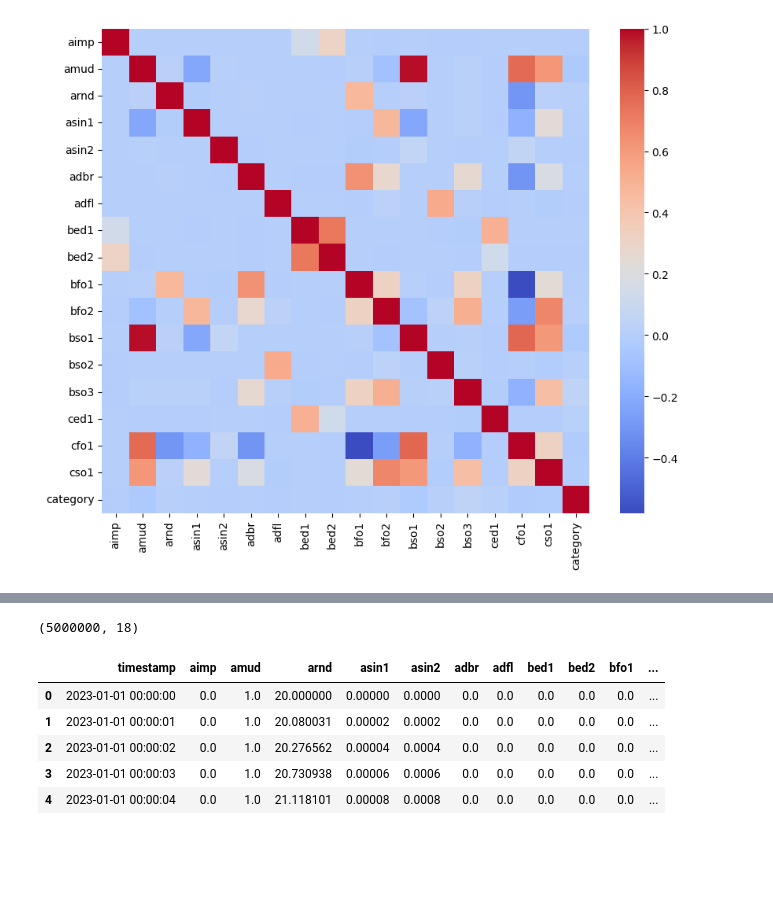
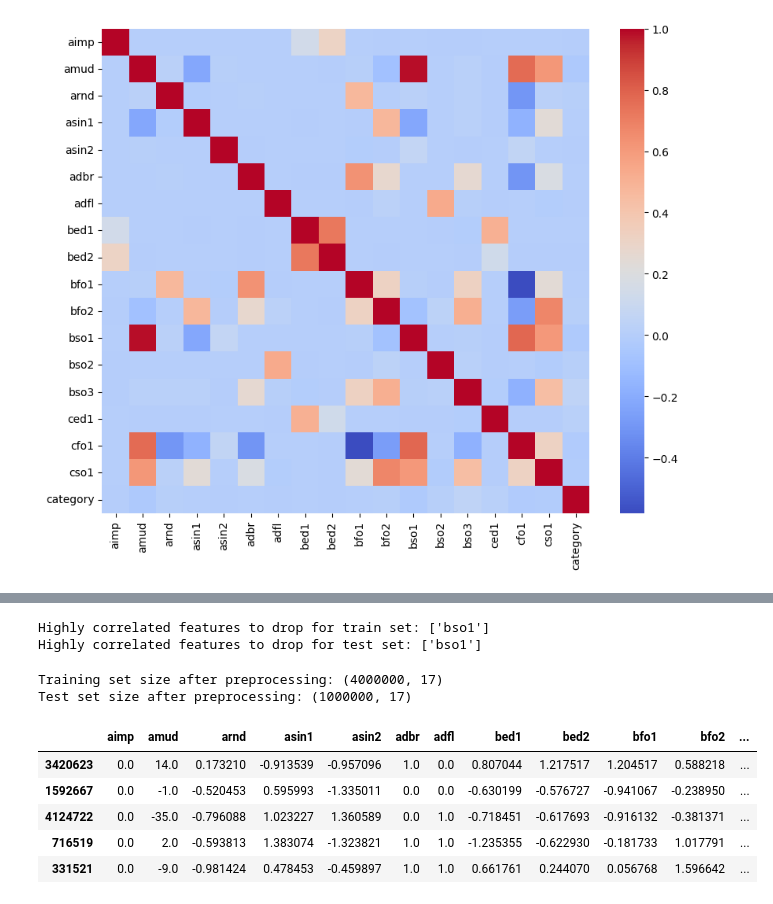
Before and after one commit to keshavganesh1/Anomaly-Detection-Time-Series-Dataset, a Jupyter notebook: notebook.ipynb, the cells around one changed output, grey strips where cells are left out. Cells and saved outputs as stored; diff of their text form; code cells hidden in the pictures; blank space fills up the shorter version.

```diff
--- a/notebook.ipynb
+++ b/notebook.ipynb
@@ -271,11 +273,46 @@ X_df = X_df.drop(columns=columns_to_drop, axis=1)
-# %%
-print(X_df.shape)
-X_df.head()
-# %% [output]
-(5000000, 18)
-|  | timestamp | aimp | amud | arnd | asin1 | asin2 | adbr | adfl | bed1 | bed2 | bfo1 | ... |
-| 0 | 2023-01-01 00:00:00 | 0.0 | 1.0 | 20.000000 | 0.00000 | 0.0000 | 0.0 | 0.0 | 0.0 | 0.0 | 0.0 | ... |
-| 1 | 2023-01-01 00:00:01 | 0.0 | 1.0 | 20.080031 | 0.00002 | 0.0002 | 0.0 | 0.0 | 0.0 | 0.0 | 0.0 | ... |
-| 2 | 2023-01-01 00:00:02 | 0.0 | 1.0 | 20.276562 | 0.00004 | 0.0004 | 0.0 | 0.0 | 0.0 | 0.0 | 0.0 | ... |
-| 3 | 2023-01-01 00:00:03 | 0.0 | 1.0 | 20.730938 | 0.00006 | 0.0006 | 0.0 | 0.0 | 0.0 | 0.0 | 0.0 | ... |
-| 4 | 2023-01-01 00:00:04 | 0.0 | 1.0 | 21.118101 | 0.00008 | 0.0008 | 0.0 | 0.0 | 0.0 | 0.0 | 0.0 | ... |
+# %%
+from sklearn.preprocessing import StandardScaler
+
+def preprocess_data(X_train, X_test, y_train=None, y_test=None, correlation_threshold=0.9):
+    """
+    Preprocess the data by scaling features, handling missing values, and dropping highly correlated features.
+
+    Parameters:
+    X_train (DataFrame): Training feature set.
+    X_test (DataFrame): Test feature set.
+    y_train (Series, optional): Training labels.
+    y_test (Series, optional): Test labels.
+    correlation_threshold (float): Threshold for dropping highly correlated features.
+
+    Returns:
+    X_train_scaled, X_test_scaled: Scaled and preprocessed training and test feature sets.
+    """
+
+    # Drop highly correlated features in the training set, display highly correlated features
+    corr_matrix_train = X_train.corr().abs()
+    upper = corr_matrix_train.where(np.triu(np.ones(corr_matrix_train.shape), k=1).astype(bool))
+    to_drop = [column for column in upper.columns if any(upper[column] > correlation_threshold)]
+    print(f"Highly correlated features to drop for train set: {to_drop}")
+    X_train_reduced = X_train.drop(columns=to_drop)
+
+    corr_matrix_test = X_test.corr().abs()
+    upper = corr_matrix_test.where(np.triu(np.ones(corr_matrix_test.shape), k=1).astype(bool))
+    to_drop = [column for column in upper.columns if any(upper[column] > correlation_threshold)]
+    print(f"Highly correlated features to drop for test set: {to_drop}")
+    X_test_reduced = X_test.drop(columns=to_drop)
+
+    numeric_features = X_train_reduced.select_dtypes(include=['float64', 'int64'])  # Select numeric features
+    numeric_columns = numeric_features.columns
+    discrete_features = [feature for feature in numeric_columns if len(X_df[feature].unique()) < 100]
+    continuous_features = [feature for feature in numeric_columns if feature not in discrete_features]
+
+    scaler = StandardScaler()
+    X_train_scaled = X_train_reduced.copy()
+    X_train_scaled[continuous_features] = scaler.fit_transform(X_train_reduced[continuous_features])
+    X_test_scaled = X_test_reduced.copy()
+    X_test_scaled[continuous_features] = scaler.transform(X_test_reduced[continuous_features])
+
+    return X_train_scaled, X_test_scaled
+# %% [output]
+Highly correlated features to drop for train set: ['bso1']
+Highly correlated features to drop for test set: ['bso1']
@@ -281,0 +321,14 @@ X_df.head()
+# %%
+print("Training set size after preprocessing:", X_train_scaled.shape)
+print("Test set size after preprocessing:", X_test_scaled.shape)
+
+X_train_scaled.head()
+# %% [output]
+Training set size after preprocessing: (4000000, 17)
+Test set size after preprocessing: (1000000, 17)
+|  | aimp | amud | arnd | asin1 | asin2 | adbr | adfl | bed1 | bed2 | bfo1 | bfo2 | ... |
+| 3420623 | 0.0 | 14.0 | 0.173210 | -0.913539 | -0.957096 | 1.0 | 0.0 | 0.807044 | 1.217517 | 1.204517 | 0.588218 | ... |
+| 1592667 | 0.0 | -1.0 | -0.520453 | 0.595993 | -1.335011 | 0.0 | 0.0 | -0.630199 | -0.576727 | -0.941067 | -0.238950 | ... |
+| 4124722 | 0.0 | -35.0 | -0.796088 | 1.023227 | 1.360589 | 0.0 | 1.0 | -0.718451 | -0.617693 | -0.916132 | -0.381371 | ... |
+| 716519 | 0.0 | 2.0 | -0.593813 | 1.383074 | -1.323821 | 1.0 | 1.0 | -1.235355 | -0.622930 | -0.181733 | 1.017791 | ... |
+| 331521 | 0.0 | -9.0 | -0.981424 | 0.478453 | -0.459897 | 1.0 | 1.0 | 0.661761 | 0.244070 | 0.056768 | 1.596642 | ... |
```
Also changed, not shown: parts of 25 cells of this notebook.
